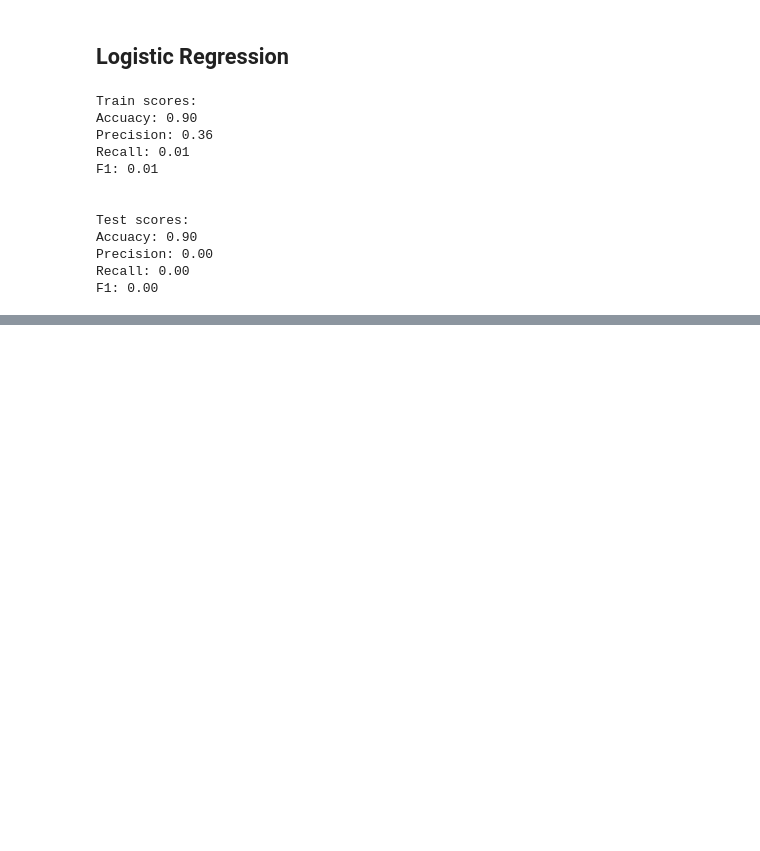
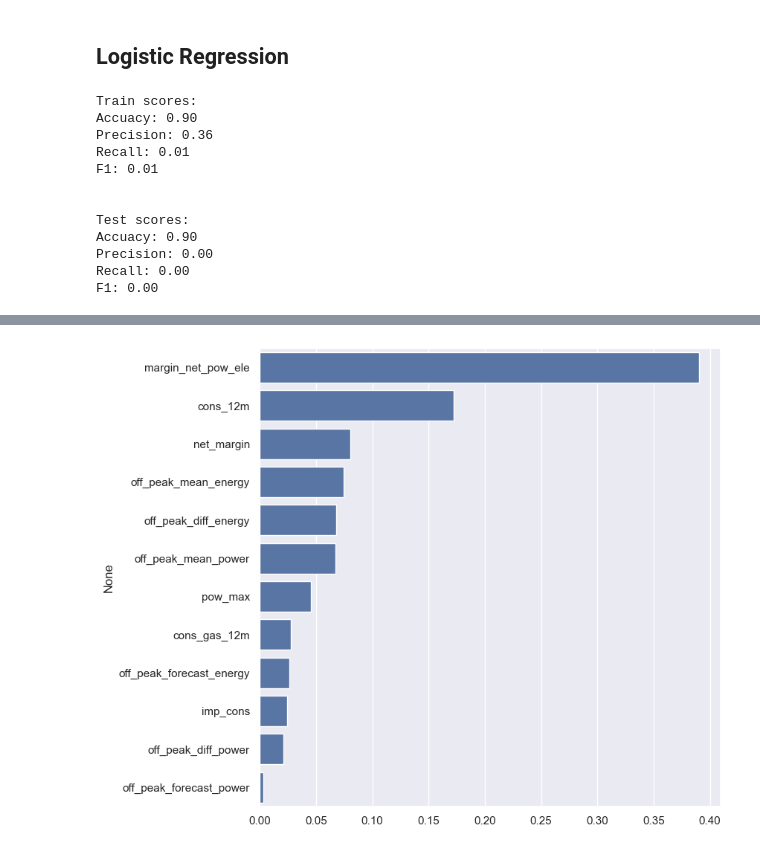
Before and after one commit to jihaneeee/energy-company-customer-churn, a Jupyter notebook: notebooks/Modling.ipynb, the cells around one changed output, grey strips where cells are left out. Saved outputs shown, nothing was run; the diff lists cells and outputs as text; code cells hidden in the pictures; blank space fills up the shorter version.

```diff
--- a/notebooks/Modling.ipynb
+++ b/notebooks/Modling.ipynb
@@ -147,0 +359,4 @@ F1: 0.00
+# %%
+plot_feature_importances(rf.feature_importances_, X_train.columns)
+# %% [output]
+[figure, added]
```
Also changed, not shown: parts of 18 cells of this notebook.
